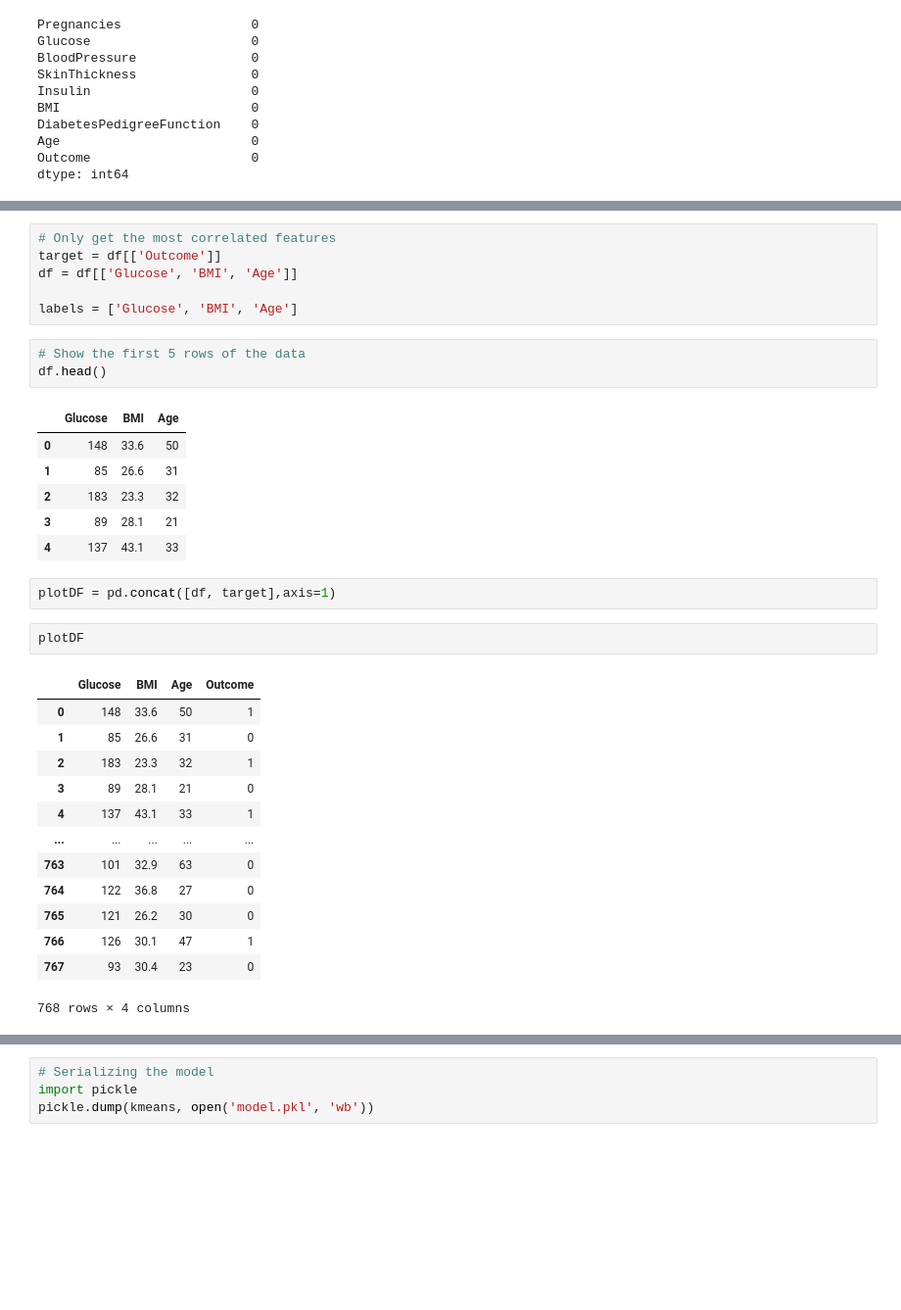
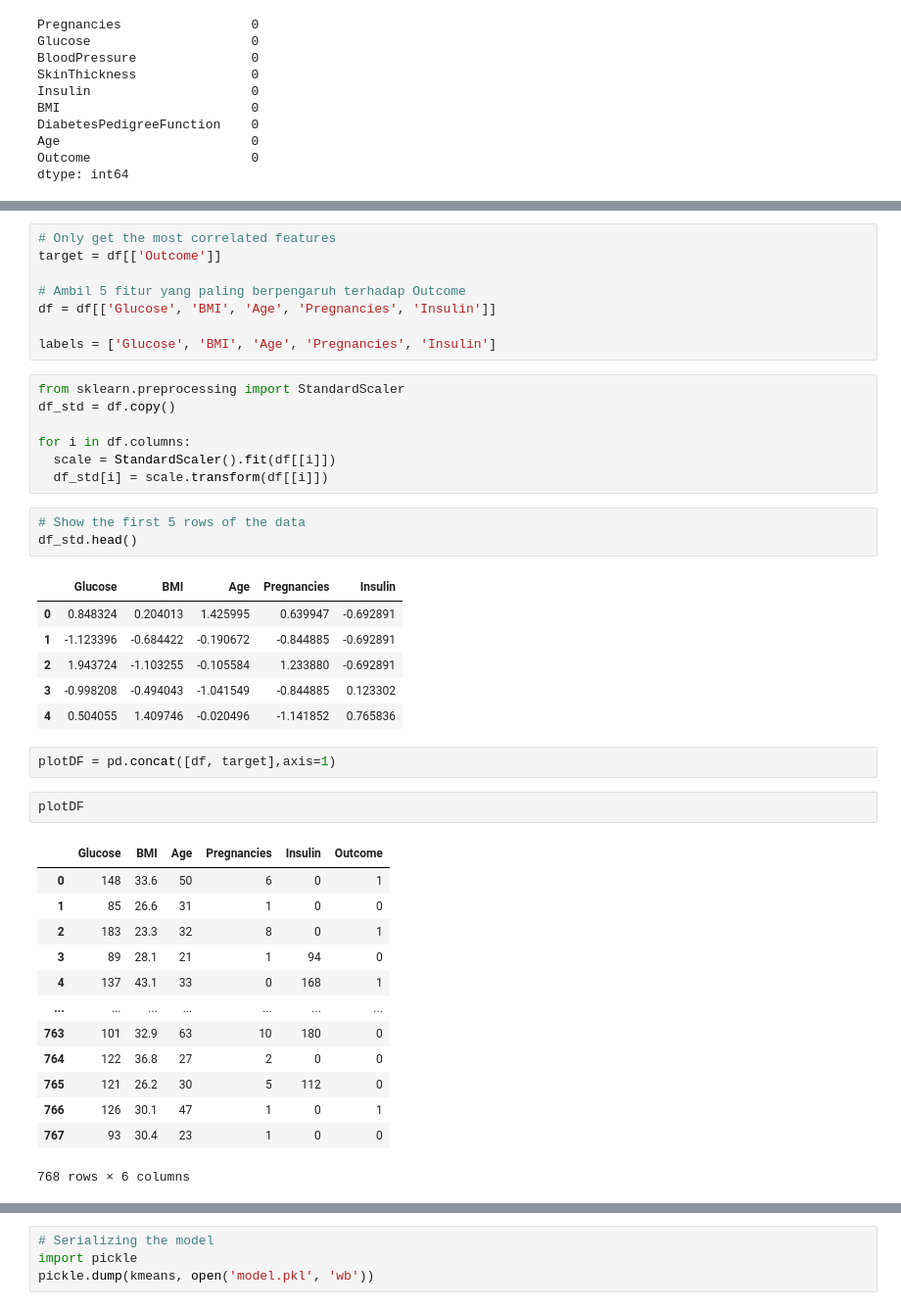
Before and after one commit to ArjunaWahyu/flask-ML, a Jupyter notebook: model/Diabetes_Model.ipynb, the cells around one changed output, grey strips where cells are left out. Shown: that part at 98% size. Cells and saved outputs as stored; diff of their text form; blank space fills up the shorter version.

```diff
--- a/model/Diabetes_Model.ipynb
+++ b/model/Diabetes_Model.ipynb
@@ -93,37 +103,46 @@ sns.heatmap(df.corr(), annot=True)
 # %%
 # Only get the most correlated features
 target = df[['Outcome']]
-df = df[['Glucose', 'BMI', 'Age']]
 
-labels = ['Glucose', 'BMI', 'Age']
+# Ambil 5 fitur yang paling berpengaruh terhadap Outcome
+df = df[['Glucose', 'BMI', 'Age', 'Pregnancies', 'Insulin']]
+
+labels = ['Glucose', 'BMI', 'Age', 'Pregnancies', 'Insulin']
+# %%
+from sklearn.preprocessing import StandardScaler
+df_std = df.copy()
+
+for i in df.columns:
+  scale = StandardScaler().fit(df[[i]])
+  df_std[i] = scale.transform(df[[i]])
 # %%
 # Show the first 5 rows of the data
-df.head()
+df_std.head()
 # %% [output]
-|  | Glucose | BMI | Age |
-| 0 | 148 | 33.6 | 50 |
-| 1 | 85 | 26.6 | 31 |
-| 2 | 183 | 23.3 | 32 |
-| 3 | 89 | 28.1 | 21 |
-| 4 | 137 | 43.1 | 33 |
+|  | Glucose | BMI | Age | Pregnancies | Insulin |
+| 0 | 0.848324 | 0.204013 | 1.425995 | 0.639947 | -0.692891 |
+| 1 | -1.123396 | -0.684422 | -0.190672 | -0.844885 | -0.692891 |
+| 2 | 1.943724 | -1.103255 | -0.105584 | 1.233880 | -0.692891 |
+| 3 | -0.998208 | -0.494043 | -1.041549 | -0.844885 | 0.123302 |
+| 4 | 0.504055 | 1.409746 | -0.020496 | -1.141852 | 0.765836 |
 # %%
 plotDF = pd.concat([df, target],axis=1)
 # %%
 plotDF
 # %% [output]
-|  | Glucose | BMI | Age | Outcome |
-| 0 | 148 | 33.6 | 50 | 1 |
-| 1 | 85 | 26.6 | 31 | 0 |
-| 2 | 183 | 23.3 | 32 | 1 |
-| 3 | 89 | 28.1 | 21 | 0 |
-| 4 | 137 | 43.1 | 33 | 1 |
-| ... | ... | ... | ... | ... |
-| 763 | 101 | 32.9 | 63 | 0 |
-| 764 | 122 | 36.8 | 27 | 0 |
-| 765 | 121 | 26.2 | 30 | 0 |
-| 766 | 126 | 30.1 | 47 | 1 |
-| 767 | 93 | 30.4 | 23 | 0 |
+|  | Glucose | BMI | Age | Pregnancies | Insulin | Outcome |
+| 0 | 148 | 33.6 | 50 | 6 | 0 | 1 |
+| 1 | 85 | 26.6 | 31 | 1 | 0 | 0 |
+| 2 | 183 | 23.3 | 32 | 8 | 0 | 1 |
+| 3 | 89 | 28.1 | 21 | 1 | 94 | 0 |
+| 4 | 137 | 43.1 | 33 | 0 | 168 | 1 |
+| ... | ... | ... | ... | ... | ... | ... |
+| 763 | 101 | 32.9 | 63 | 10 | 180 | 0 |
+| 764 | 122 | 36.8 | 27 | 2 | 0 | 0 |
+| 765 | 121 | 26.2 | 30 | 5 | 112 | 0 |
+| 766 | 126 | 30.1 | 47 | 1 | 0 | 1 |
+| 767 | 93 | 30.4 | 23 | 1 | 0 | 0 |
-768 rows × 4 columns
+768 rows × 6 columns
 # %%
 # Elbow method to find the optimal number of clusters
 wcss = []
```
Also changed, not shown: parts of 38 cells of this notebook, 1 other file.
